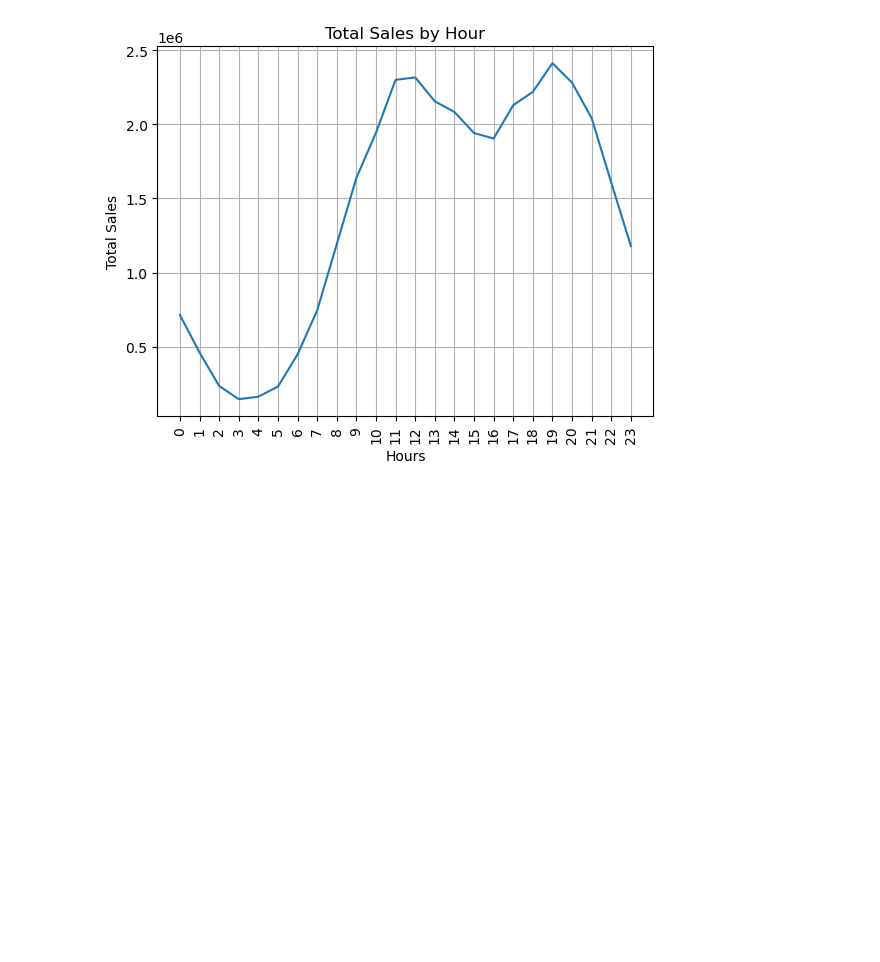
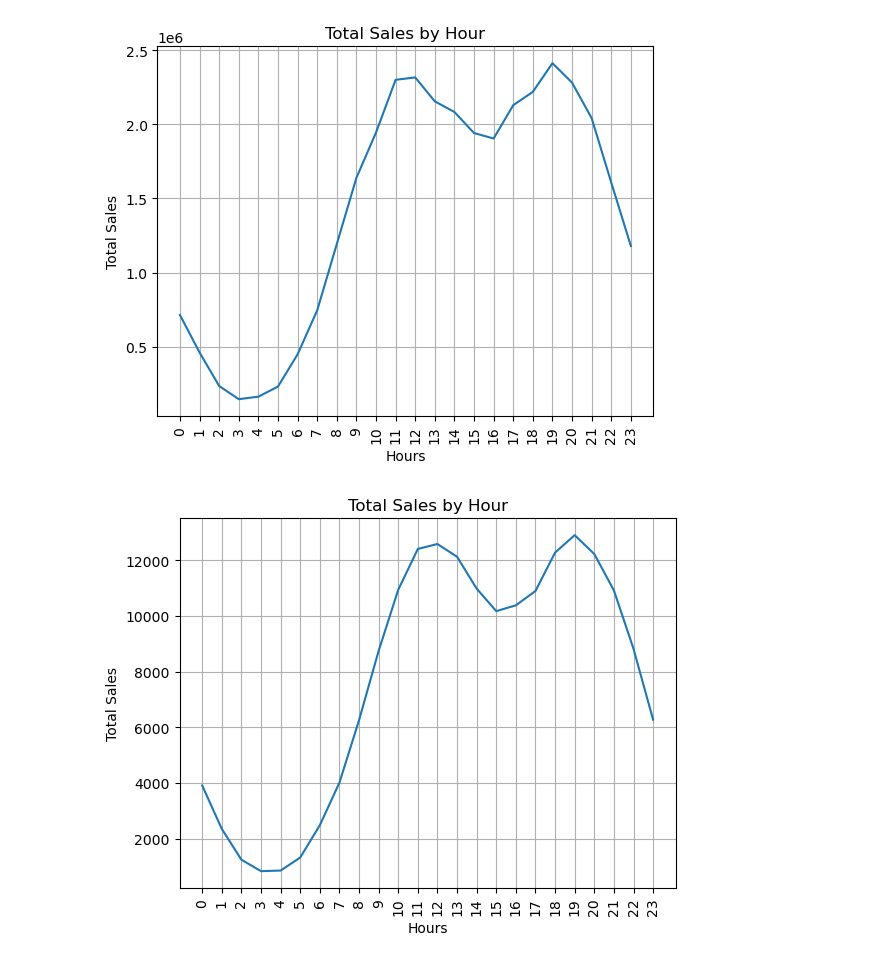
Before and after one commit to vuduchoainam/Sale_RP, a Jupyter notebook: sale.ipynb, the cells around one changed output. Saved outputs shown, nothing was run; the diff lists cells and outputs as text; code cells hidden in the pictures; blank space fills up the shorter version.

```diff
--- a/sale.ipynb
+++ b/sale.ipynb
@@ -342,3 +355,18 @@ plt.title('Total Sales by Hour')
 plt.show()
 # %% [output]
 [figure]
+# %%
+#đây là tính theo số đơn hàng lớn nhất theo khung giờ
+sale_value_hours = df.groupby('Hours').count()['Sale']
+hours = sale_value_hours.index  # Use the index as the hours
+
+# plot : biểu đồ đường
+plt.plot(hours, sale_value_hours)
+plt.xticks(hours, rotation=90)
+plt.grid() #lưới
+plt.xlabel('Hours')
+plt.ylabel('Total Sales')
+plt.title('Total Sales by Hour')
+plt.show()
+# %% [output]
+[figure, added]
```
Also changed, not shown: parts of 19 cells of this notebook.
